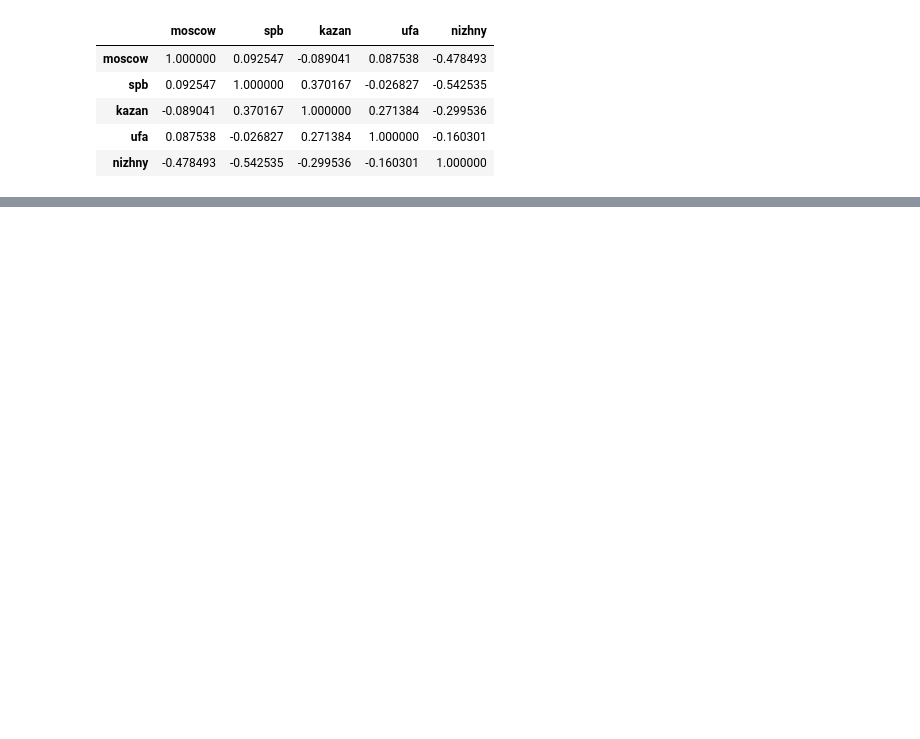
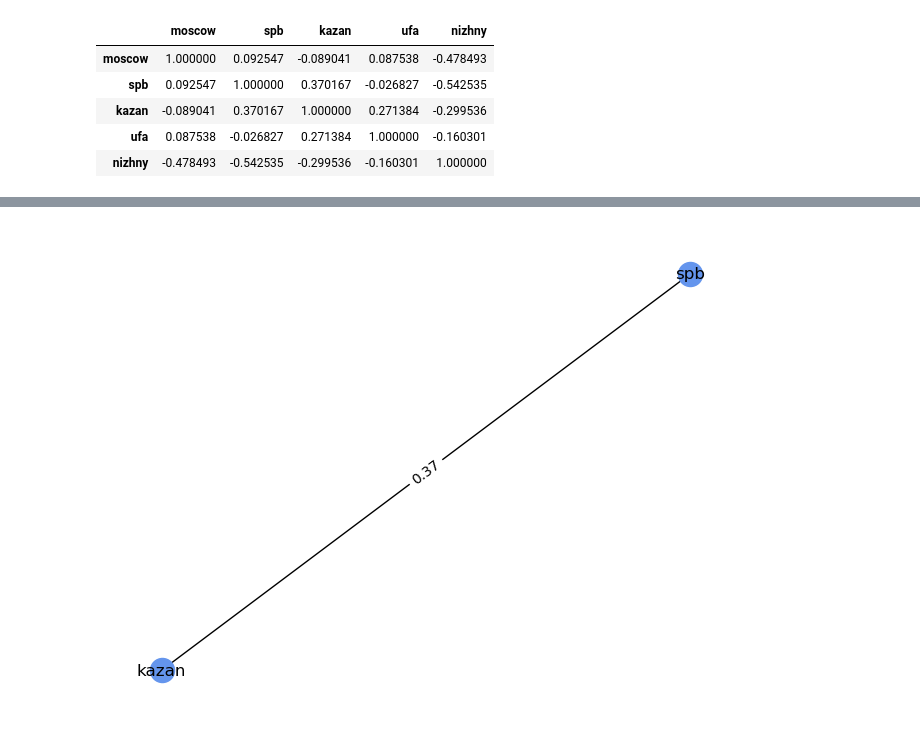
Before and after one commit to nadiaroschina/random-variable-networks, a Jupyter notebook: main.ipynb, the cells around one changed output, grey strips where cells are left out. Drawn from its saved outputs; the diff is of its cells as text; code cells hidden in the pictures; blank space fills up the shorter version.

```diff
--- a/main.ipynb
+++ b/main.ipynb
@@ -109,0 +122,8 @@ find_max_independent_set(g)
+# %%
+g_clique = find_max_clique(g)
+pos = nx.spring_layout(g_clique)
+nx.draw(g_clique, pos, with_labels=True, node_color='cornflowerblue')
+edge_labels = {k: round(v, 2) for (k, v) in nx.get_edge_attributes(g_clique, 'weight').items()}
+nx.draw_networkx_edge_labels(g_clique, pos, edge_labels);
+# %% [output]
+[figure, added]
```
Also changed, not shown: parts of 7 cells of this notebook, 1 other file.
